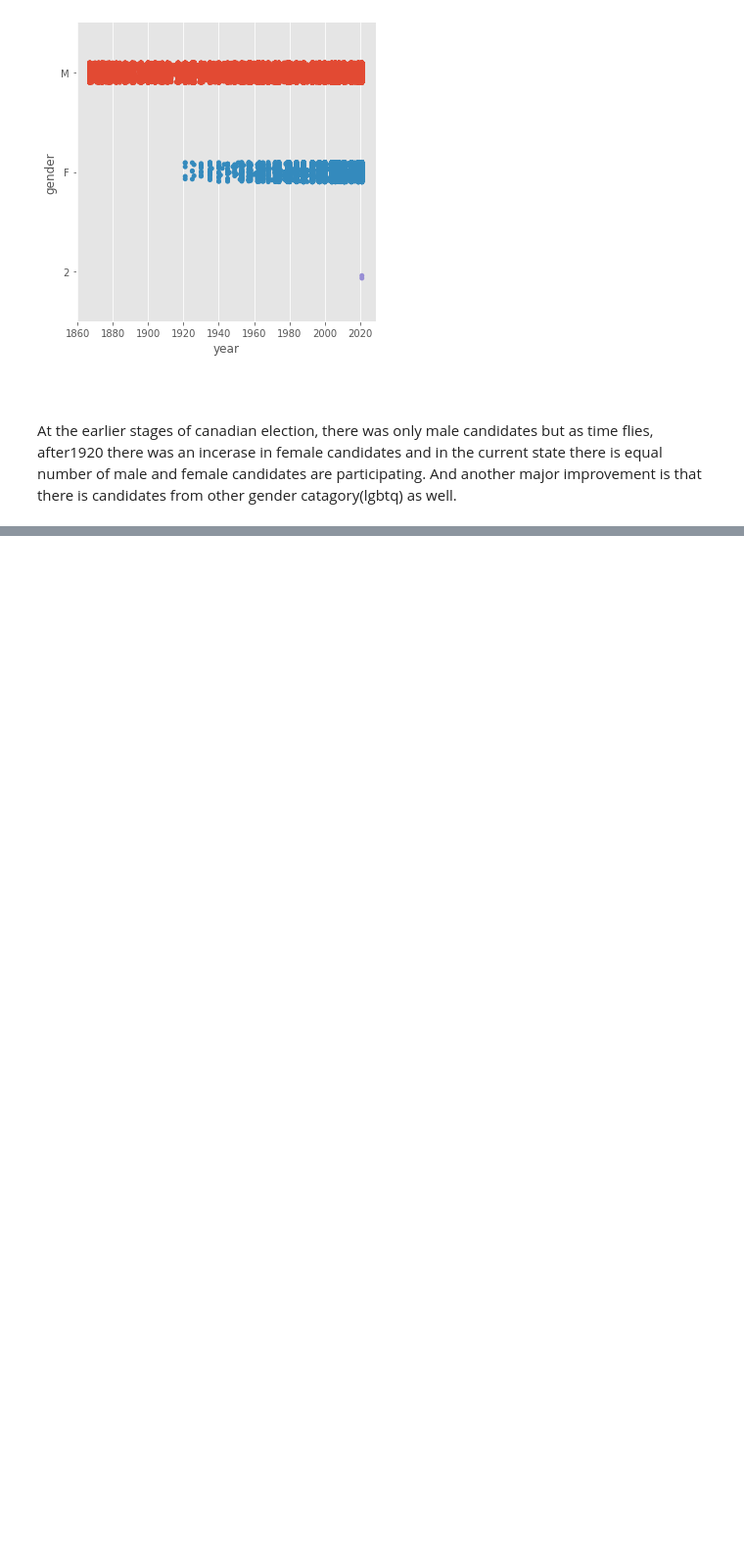
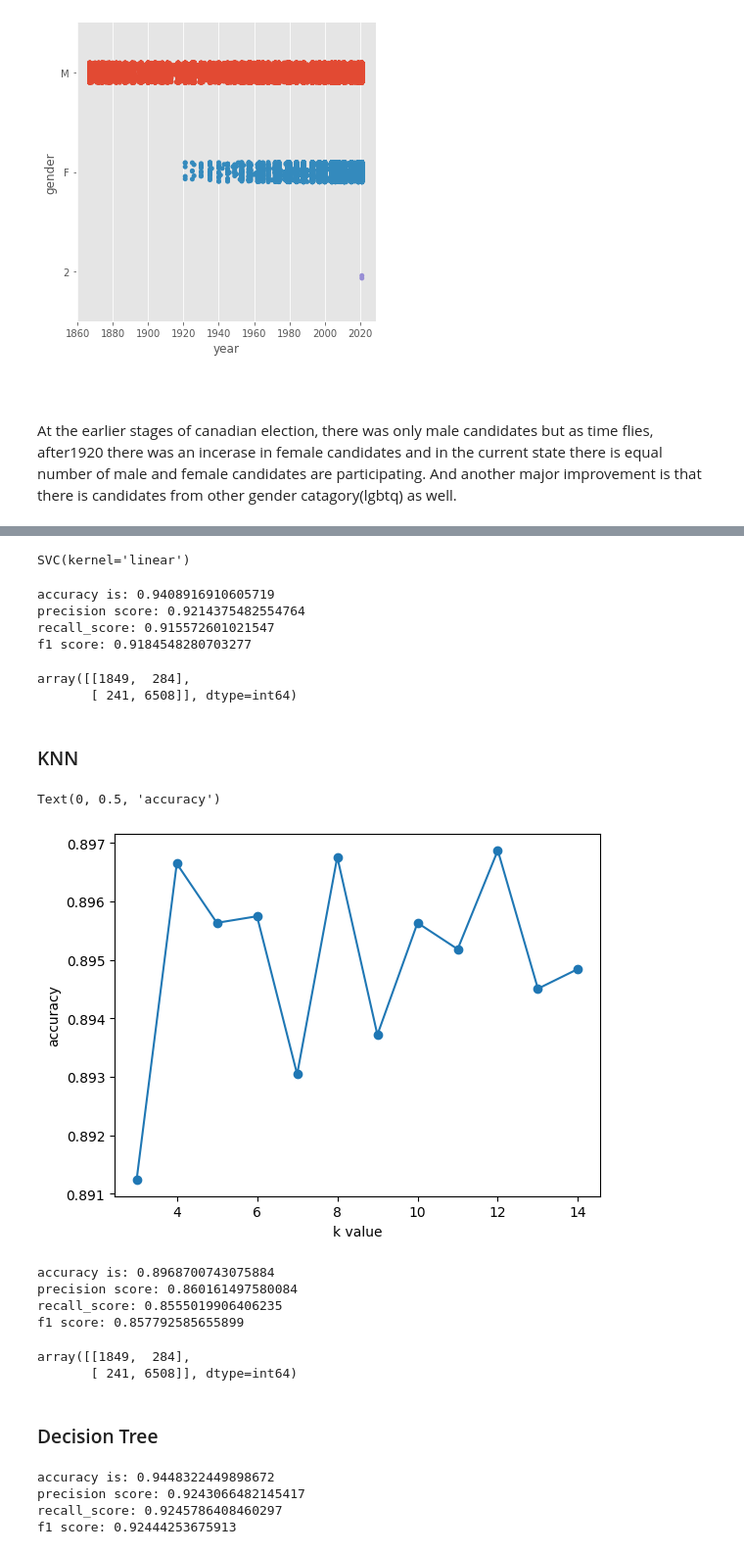
Before and after one commit to DeviAkhil/Canadian_EDA, a Jupyter notebook: Canadian_federal_election_Analysis.ipynb, the cells around one changed output, grey strips where cells are left out. Shown at 98% size. Drawn from its saved outputs; the diff is of its cells as text; code cells hidden in the pictures; blank space fills up the shorter version.

```diff
--- a/Canadian_federal_election_Analysis.ipynb
+++ b/Canadian_federal_election_Analysis.ipynb
@@ -321,0 +542,4 @@ At the earlier stages of canadian election, there was only male candidates but a
+# %%
+from sklearn.model_selection import train_test_split
+
+X_train,X_test,Y_train,Y_test = train_test_split(X,Y,test_size=0.2,random_state=45)
@@ -321,0 +548,6 @@ At the earlier stages of canadian election, there was only male candidates but a
+# %%
+#Logistic regression
+
+from sklearn.linear_model import LogisticRegression
+logit_reg = LogisticRegression()
+logit_reg.fit(X_train,Y_train)
@@ -321,0 +597,8 @@ At the earlier stages of canadian election, there was only male candidates but a
+# %%
+# SVM
+
+from sklearn.svm import SVC
+svm_model = SVC(kernel='linear')
+svm_model.fit(X_train,Y_train)
+# %% [output]
+SVC(kernel='linear')
@@ -321,0 +607,34 @@ At the earlier stages of canadian election, there was only male candidates but a
+# %%
+print("accuracy is:",accuracy_score(Y_test,Y_pred))
+print("precision score:",precision_score(Y_test,Y_pred,average='macro'))
+print("recall_score:",recall_score(Y_test,Y_pred,average='macro'))
+print('f1 score:',f1_score(Y_test,Y_pred,average='macro'))
+# %% [output]
+accuracy is: 0.9408916910605719
+precision score: 0.9214375482554764
+recall_score: 0.915572601021547
+f1 score: 0.9184548280703277
+# %%
+confusion_matrix(Y_test,Y_pred)
+# %% [output]
+array([[1849,  284],
+       [ 241, 6508]], dtype=int64)
+# %% [markdown]
+###  KNN
+# %%
+from sklearn.neighbors import KNeighborsClassifier
+acc_values=[]
+neighbors=np.arange(3,15)
+for k in neighbors:
+    classifier=KNeighborsClassifier(n_neighbors=k,metric='minkowski')
+    classifier.fit(X_train,Y_train)
+    y_pred=classifier.predict(X_test)
+    acc=accuracy_score(Y_test,y_pred)
+    acc_values.append(acc)
+# %%
+plt.plot(neighbors,acc_values,'o-')
+plt.xlabel('k value')
+plt.ylabel('accuracy')
+# %% [output]
+Text(0, 0.5, 'accuracy')
+[figure, added]
@@ -321,0 +645,17 @@ At the earlier stages of canadian election, there was only male candidates but a
+# %%
+print("accuracy is:",accuracy_score(Y_test,y_pred))
+print("precision score:",precision_score(Y_test,y_pred,average='macro'))
+print("recall_score:",recall_score(Y_test,y_pred,average='macro'))
+print('f1 score:',f1_score(Y_test,y_pred,average='macro'))
+# %% [output]
+accuracy is: 0.8968700743075884
+precision score: 0.860161497580084
+recall_score: 0.8555019906406235
+f1 score: 0.857792585655899
+# %%
+confusion_matrix(Y_test,Y_pred)
+# %% [output]
+array([[1849,  284],
+       [ 241, 6508]], dtype=int64)
+# %% [markdown]
+###  Decision Tree
@@ -321,0 +668,10 @@ At the earlier stages of canadian election, there was only male candidates but a
+# %%
+print("accuracy is:",accuracy_score(Y_test,y_pred))
+print("precision score:",precision_score(Y_test,y_pred,average='macro'))
+print("recall_score:",recall_score(Y_test,y_pred,average='macro'))
+print('f1 score:',f1_score(Y_test,y_pred,average='macro'))
+# %% [output]
+accuracy is: 0.9448322449898672
+precision score: 0.9243066482145417
+recall_score: 0.9245786408460297
+f1 score: 0.92444253675913
```
Also changed, not shown: parts of 50 cells of this notebook.
